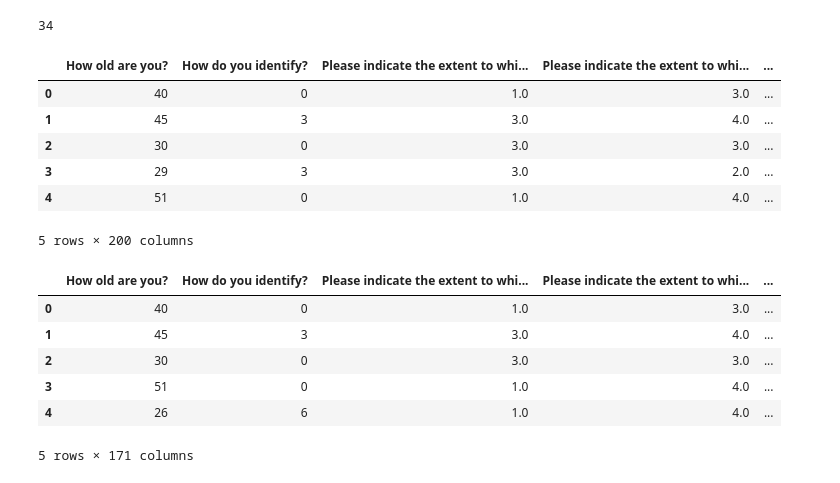
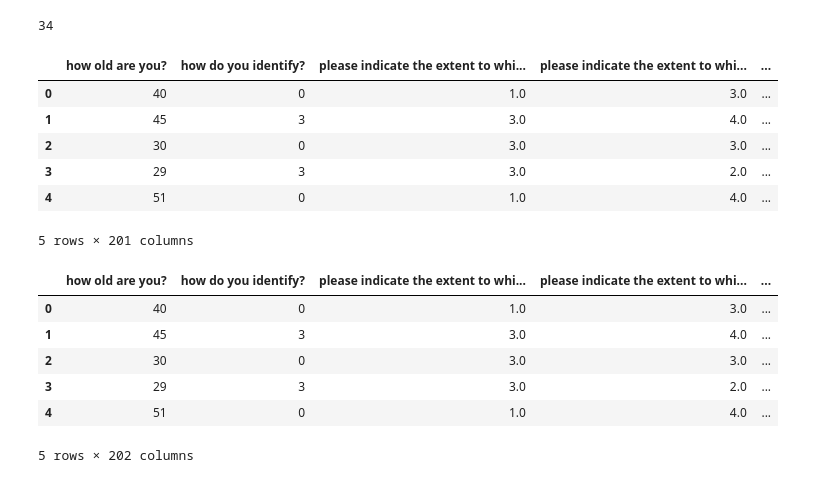
Before and after one commit to akcone2003/chills_study, a Jupyter notebook: notebooks/EDA.ipynb, the cells around one changed output. Saved outputs shown, nothing was run; the diff lists cells and outputs as text; code cells hidden in the pictures.

```diff
--- a/notebooks/EDA.ipynb
+++ b/notebooks/EDA.ipynb
@@ -295,26 +295,26 @@ print(count_of_dropped)
 # %% [output]
 34
 # %%
-encoded_data = pd.read_csv("/Users/aidancone/Downloads/encoded_dataset (1).csv")
+encoded_data = pd.read_csv("/Users/aidancone/Downloads/encoded_dataset.csv")
 
 encoded_data.head()
 # %% [output]
-|  | How old are you? | How do you identify? | Please indicate the extent to whi... | Please indicate the extent to whi... | ... |
+|  | how old are you? | how do you identify? | please indicate the extent to whi... | please indicate the extent to whi... | ... |
 | 0 | 40 | 0 | 1.0 | 3.0 | ... |
 | 1 | 45 | 3 | 3.0 | 4.0 | ... |
 | 2 | 30 | 0 | 3.0 | 3.0 | ... |
 | 3 | 29 | 3 | 3.0 | 2.0 | ... |
 | 4 | 51 | 0 | 1.0 | 4.0 | ... |
-5 rows × 200 columns
+5 rows × 201 columns
 # %%
-processed_data = pd.read_csv("/Users/aidancone/Downloads/final_processed_data (3).csv")
+processed_data = pd.read_csv("/Users/aidancone/Downloads/final_processed_data.csv")
 
 processed_data.head()
 # %% [output]
-|  | How old are you? | How do you identify? | Please indicate the extent to whi... | Please indicate the extent to whi... | ... |
+|  | how old are you? | how do you identify? | please indicate the extent to whi... | please indicate the extent to whi... | ... |
 | 0 | 40 | 0 | 1.0 | 3.0 | ... |
 | 1 | 45 | 3 | 3.0 | 4.0 | ... |
 | 2 | 30 | 0 | 3.0 | 3.0 | ... |
-| 3 | 51 | 0 | 1.0 | 4.0 | ... |
-| 4 | 26 | 6 | 1.0 | 4.0 | ... |
+| 3 | 29 | 3 | 3.0 | 2.0 | ... |
+| 4 | 51 | 0 | 1.0 | 4.0 | ... |
-5 rows × 171 columns
+5 rows × 202 columns
```
Also changed, not shown: parts of 2 cells of this notebook, 1 other file.
